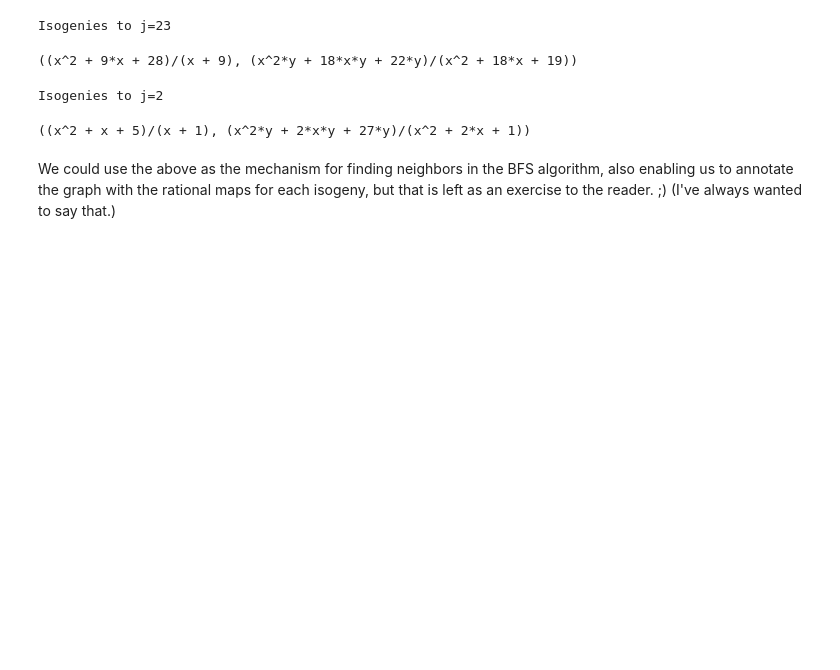
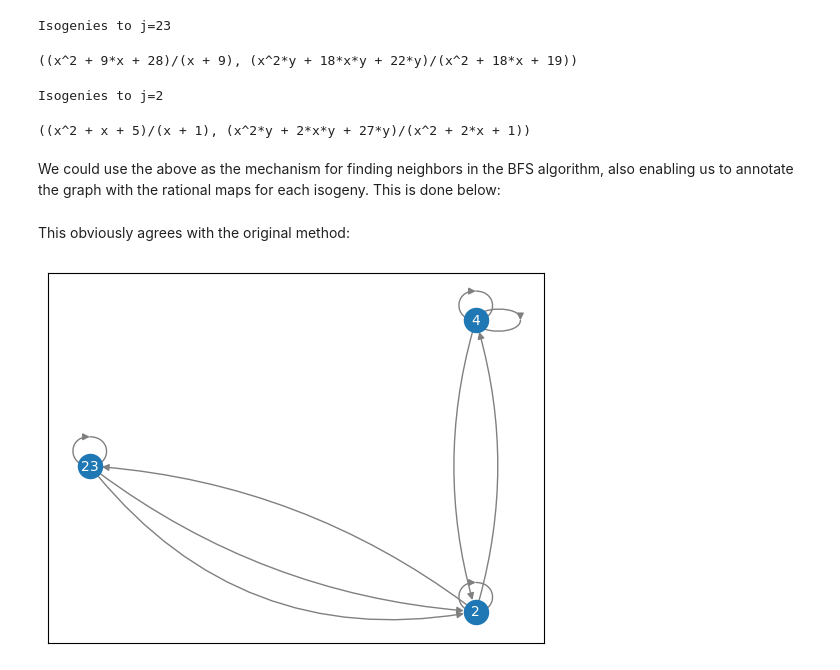
Before and after one commit to apnorton/arizona-winter-school-2026, a Jupyter notebook: studygroup/StudyGroupNight1.ipynb, the cells around one changed output. Saved outputs shown, nothing was run; the diff lists cells and outputs as text; code cells hidden in the pictures; blank space fills up the shorter version.

```diff
--- a/studygroup/StudyGroupNight1.ipynb
+++ b/studygroup/StudyGroupNight1.ipynb
@@ -113,4 +158,35 @@ Isogenies to j=23
 Isogenies to j=2
 ((x^2 + x + 5)/(x + 1), (x^2*y + 2*x*y + 27*y)/(x^2 + 2*x + 1))
 # %% [markdown]
-We could use the above as the mechanism for finding neighbors in the BFS algorithm, also enabling us to annotate the graph with the rational maps for each isogeny, but that is left as an exercise to the reader. ;) (I've always wanted to say that.)
+We could use the above as the mechanism for finding neighbors in the BFS algorithm, also enabling us to annotate the graph with the rational maps for each isogeny.  This is done below:
+# %%
+def get_adjacency_map_torsion(p, l=2, start_with=1728):
+    if start_with == 1728 and p % 4 != 3:
+        raise ValueError(f"p % 4 != 3, but 1728 is not supersingular in this case")
+    if start_with == 0 and p % 3 != 2:
+        raise ValueError(f"p % 3 != 2, but 0 is not supersingular in this case")
+
+    k = GF(p)
+    adj_map = {}
+    start_node = k(start_with)
+    to_visit = [start_node]
+
+    while len(to_visit) > 0:
+        j = to_visit.pop()
+        if j in adj_map:
+            continue
+
+        neighbors = [(n_j, len(phis)) for n_j, phis in get_isogenies_from(p, j).items()]
+        adj_map[j] = {}
+        for (n_j, n_mult) in neighbors:
+            adj_map[j][n_j] = list(range(n_mult))
+            to_visit.append(n_j)
+    return adj_map
+# %% [markdown]
+This obviously agrees with the original method:
+# %%
+m = get_adjacency_map_torsion(31, 2)
+G = to_multidigraph(m)
+draw_labeled_multigraph(G)
+# %% [output]
+[figure, added]
```
Also changed, not shown: parts of 16 cells of this notebook.
